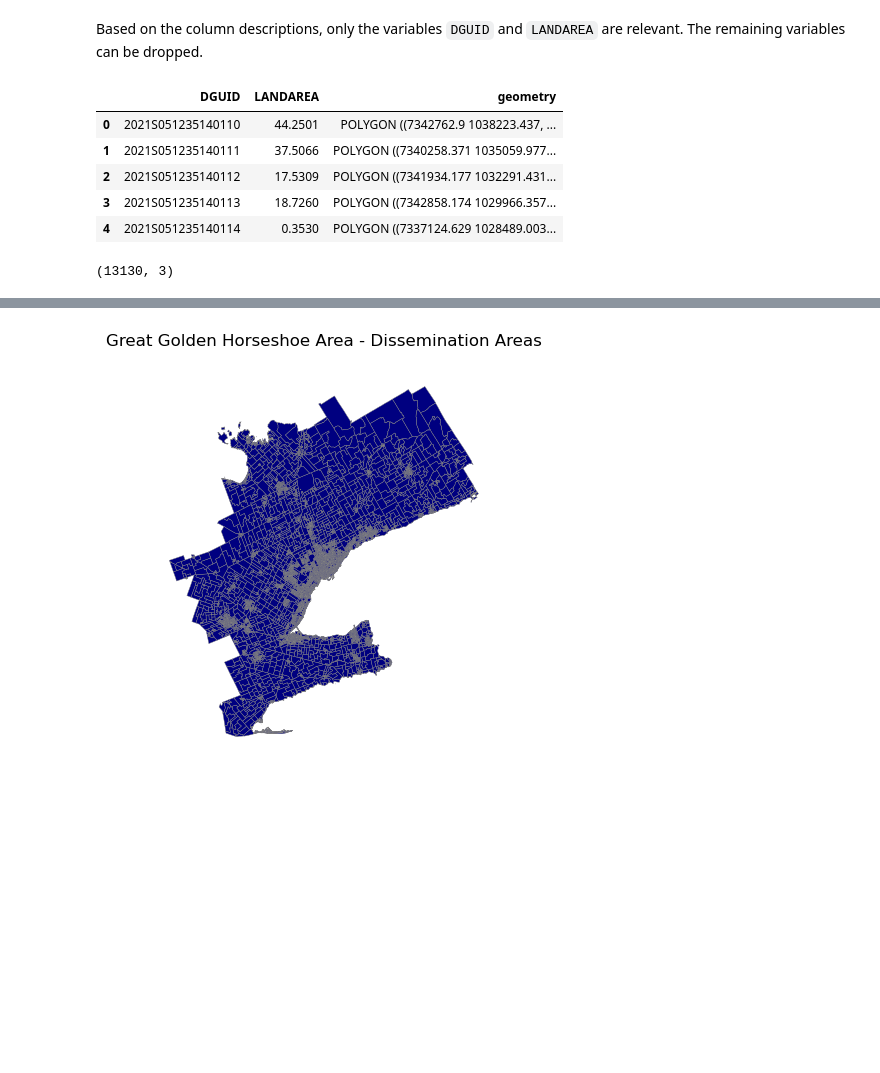
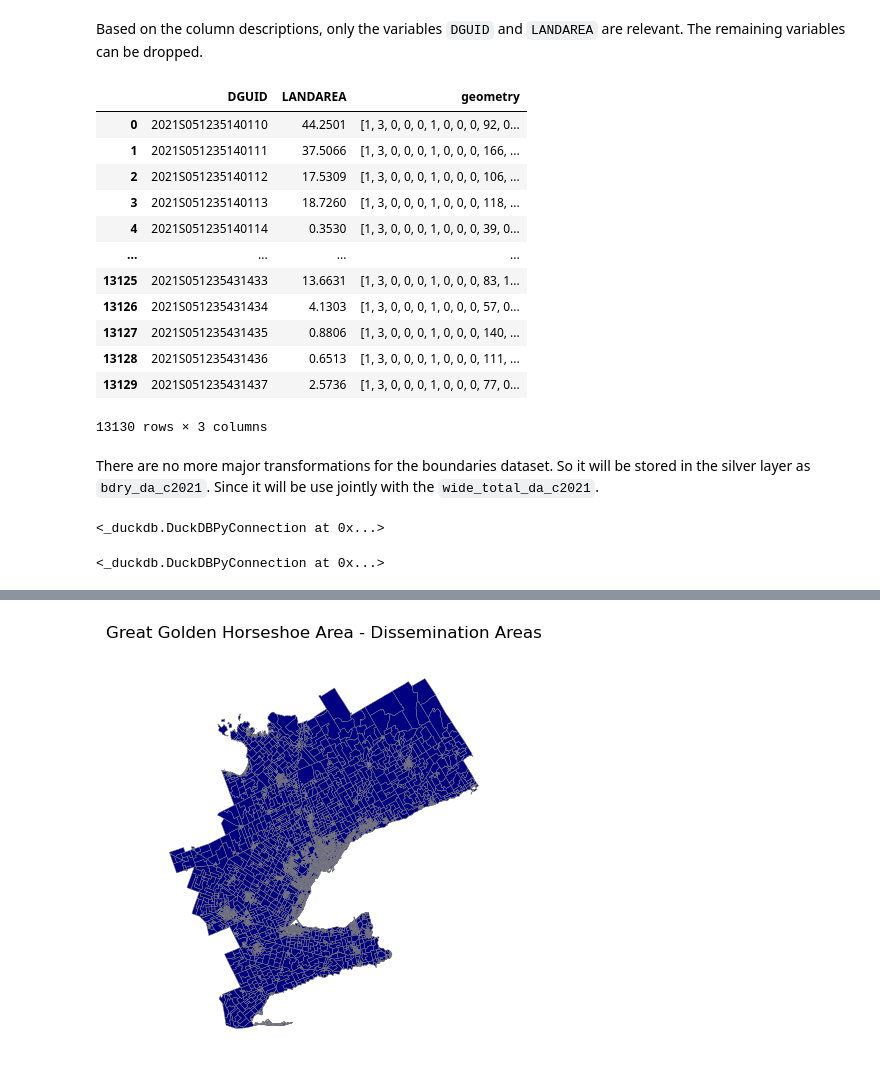
Before and after one commit to AdrianChC/population-census-analysis-ca, a Jupyter notebook: eda-da-boundaries.ipynb, the cells around one changed output, grey strips where cells are left out. Cells and saved outputs as stored; diff of their text form; code cells hidden in the pictures; blank space fills up the shorter version.

Commit message:
Updated Notebook eda-da-boundaries

```diff
--- a/eda-da-boundaries.ipynb
+++ b/eda-da-boundaries.ipynb
@@ -103,18 +116,56 @@ LANDAREA | Land area of geographic area, in square kilometres (km2). | Number (1
 PRUID | Uniquely identifies a province or territory. <br>The full list is available at [2021 Census—Attribute domain values: Provinces and territories (PRUID)](https://www12.statcan.gc.ca/census-recensement/2021/geo/ref/domain-domaine/index2021-eng.cfm?lang=e&id=PRUID) | Character (2)
 # %% [markdown]
 Based on the column descriptions, only the variables `DGUID` and `LANDAREA` are relevant. The remaining variables can be dropped.
-# %%
-gdf=gdf.drop(columns=["DAUID","PRUID","SHAPE_Leng","SHAPE_Area"]).copy()
-# %%
-gdf.head()
-# %% [output]
-|  | DGUID | LANDAREA | geometry |
-| 0 | 2021S051235140110 | 44.2501 | POLYGON ((7342762.9 1038223.437, ... |
-| 1 | 2021S051235140111 | 37.5066 | POLYGON ((7340258.371 1035059.977... |
-| 2 | 2021S051235140112 | 17.5309 | POLYGON ((7341934.177 1032291.431... |
-| 3 | 2021S051235140113 | 18.7260 | POLYGON ((7342858.174 1029966.357... |
-| 4 | 2021S051235140114 | 0.3530 | POLYGON ((7337124.629 1028489.003... |
-# %%
-gdf.shape
-# %% [output]
-(13130, 3)
+# %%
+# filter to relevant fields only
+raw_con.execute(f"""
+
+    SELECT
+        DGUID, LANDAREA,
+        ST_SetCRS(
+            ST_GeomFromWKB(geometry_wkb), '{crs}'
+        ) AS geometry
+    FROM gdf
+
+""").fetch_df()
+# %% [output]
+|  | DGUID | LANDAREA | geometry |
+| 0 | 2021S051235140110 | 44.2501 | [1, 3, 0, 0, 0, 1, 0, 0, 0, 92, 0... |
+| 1 | 2021S051235140111 | 37.5066 | [1, 3, 0, 0, 0, 1, 0, 0, 0, 166, ... |
+| 2 | 2021S051235140112 | 17.5309 | [1, 3, 0, 0, 0, 1, 0, 0, 0, 106, ... |
+| 3 | 2021S051235140113 | 18.7260 | [1, 3, 0, 0, 0, 1, 0, 0, 0, 118, ... |
+| 4 | 2021S051235140114 | 0.3530 | [1, 3, 0, 0, 0, 1, 0, 0, 0, 39, 0... |
+| ... | ... | ... | ... |
+| 13125 | 2021S051235431433 | 13.6631 | [1, 3, 0, 0, 0, 1, 0, 0, 0, 83, 1... |
+| 13126 | 2021S051235431434 | 4.1303 | [1, 3, 0, 0, 0, 1, 0, 0, 0, 57, 0... |
+| 13127 | 2021S051235431435 | 0.8806 | [1, 3, 0, 0, 0, 1, 0, 0, 0, 140, ... |
+| 13128 | 2021S051235431436 | 0.6513 | [1, 3, 0, 0, 0, 1, 0, 0, 0, 111, ... |
+| 13129 | 2021S051235431437 | 2.5736 | [1, 3, 0, 0, 0, 1, 0, 0, 0, 77, 0... |
+13130 rows × 3 columns
+# %% [markdown]
+There are no more major transformations for the boundaries dataset. So it will be stored in the silver layer as `bdry_da_c2021`. Since it will be use jointly with the `wide_total_da_c2021`.
+# %%
+# connect to the silver DuckDB database
+silver_con = duckdb.connect("data/database/silver.duckdb")
+# install spatial
+silver_con.execute("INSTALL spatial")
+# load spatial
+silver_con.execute("LOAD spatial")
+# %% [output]
+<_duckdb.DuckDBPyConnection at 0x...>
+# %%
+# create table
+silver_con.execute(f"""
+
+    CREATE OR REPLACE TABLE bdry_da_c2021 AS
+
+    SELECT
+        DGUID, LANDAREA,
+        ST_SetCRS(
+            ST_GeomFromWKB(geometry_wkb), '{crs}'
+        ) AS geometry
+    FROM gdf
+
+""")
+# %% [output]
+<_duckdb.DuckDBPyConnection at 0x...>
```
Also changed, not shown: parts of 22 cells of this notebook.
